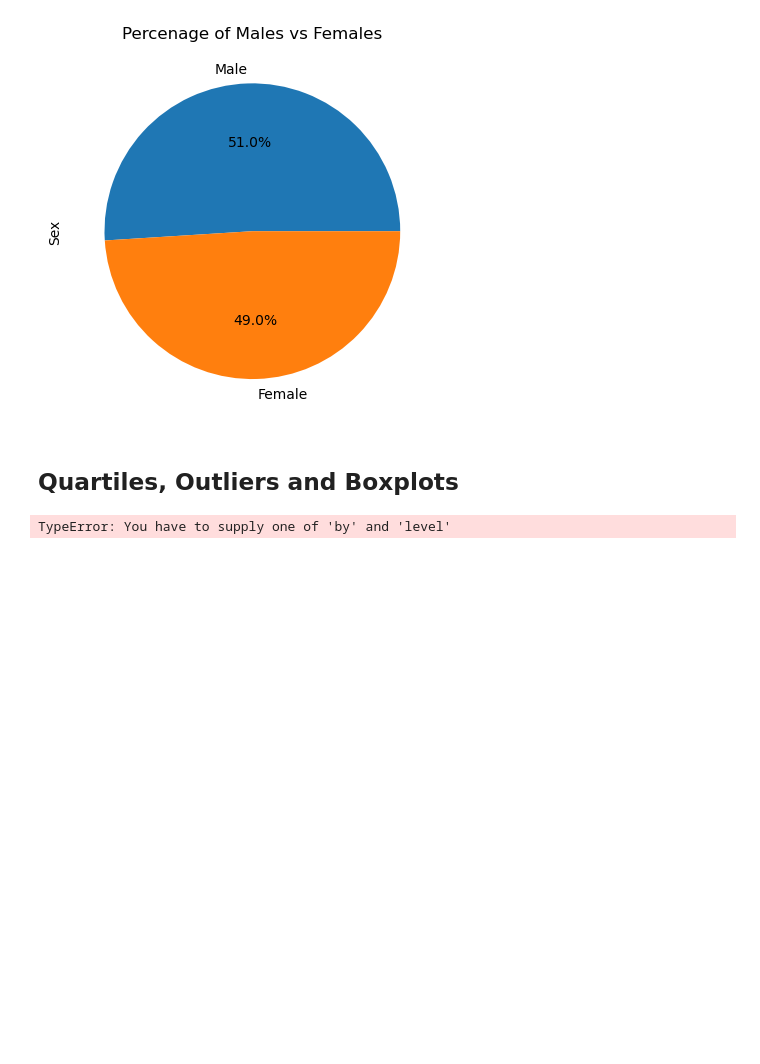
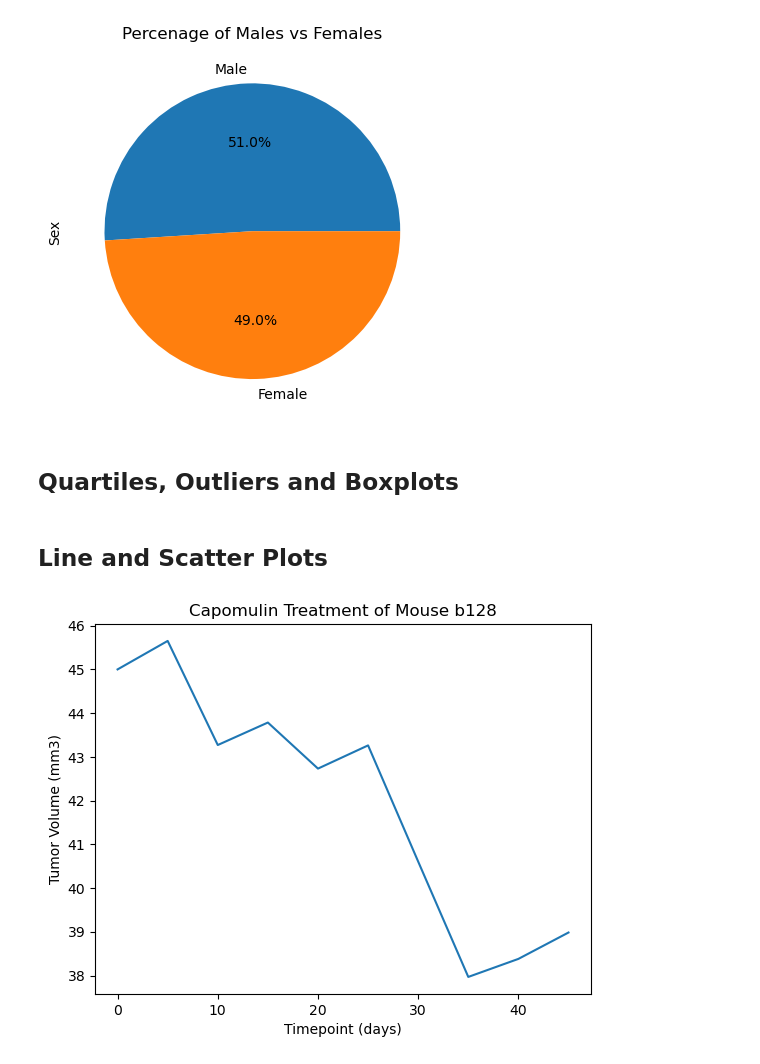
Before and after one commit to Hensonkk/Module-5-Challenge, a Jupyter notebook: Pymaceuticals/Pymaceuticals.ipynb, the cells around one changed output. Saved outputs shown, nothing was run; the diff lists cells and outputs as text; code cells hidden in the pictures; blank space fills up the shorter version.

```diff
--- a/Pymaceuticals/Pymaceuticals.ipynb
+++ b/Pymaceuticals/Pymaceuticals.ipynb
@@ -184,13 +184,11 @@ plt.show()
 # %%
 # Calculate the final tumor volume of each mouse across four of the treatment regimens:
 # Capomulin, Ramicane, Infubinol, and Ceftamin
-
-final_tumor_volume = mouse_data_new["Drug Regimen"]()
-final_tumor_volume
-
 # Start by getting the last (greatest) timepoint for each mouse
-
+#ftv = mouse_data_new.groupby(["Mouse ID"])["Timepoint"].max()
+#ftv = ftv.reset_index()
 
 # Merge this group df with the original DataFrame to get the tumor volume at the last timepoint
+
+#ftv2 = ftv.merge(mouse_data_new, on = ["Mouse ID", "Timepoint"])
+#ftv2
-# %% [output]
-TypeError: You have to supply one of 'by' and 'level'
@@ -196,0 +213,15 @@ TypeError: You have to supply one of 'by' and 'level'
+# %% [markdown]
+## Line and Scatter Plots
+# %%
+# Generate a line plot of tumor volume vs. time point for a single mouse treated with Capomulin
+capomulin_mouse_b128 = mouse_data_new[mouse_data_new["Mouse ID"] == "b128"]
+x_axis = capomulin_mouse_b128["Timepoint"].unique()
+y_axis = capomulin_mouse_b128["Tumor Volume (mm3)"].unique()
+
+plt.plot(x_axis,y_axis)
+plt.title("Capomulin Treatment of Mouse b128")
+plt.xlabel("Timepoint (days)")
+plt.ylabel("Tumor Volume (mm3)")
+plt.show()
+# %% [output]
+[figure, added]
```
Also changed, not shown: parts of 5 cells of this notebook.
